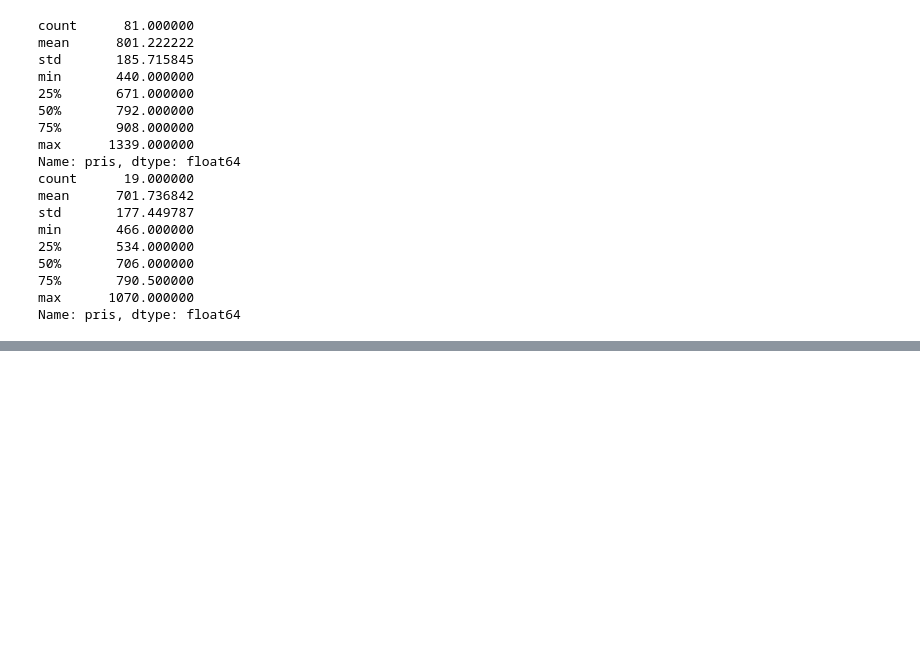
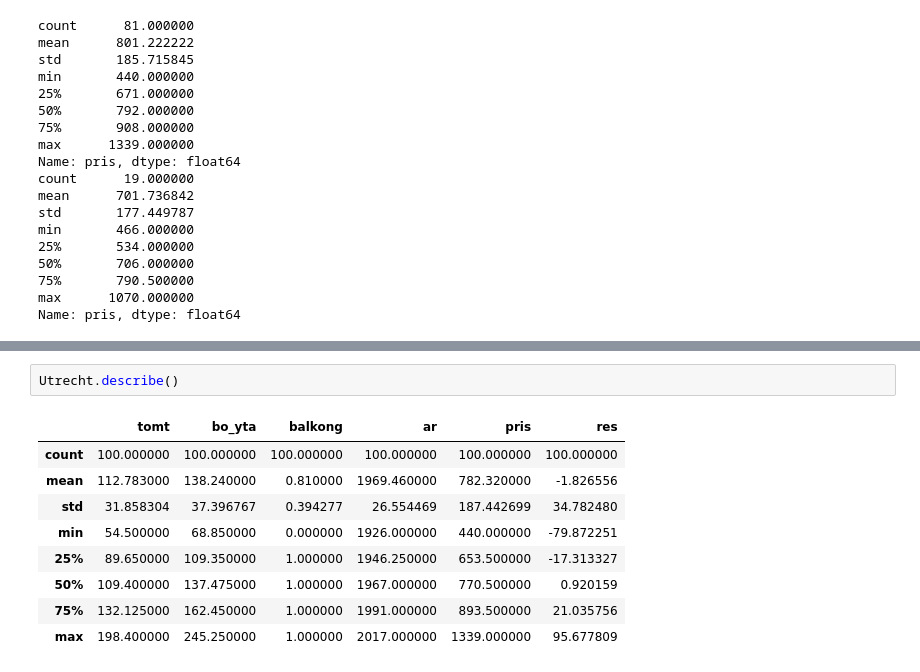
Before and after one commit to md5nake/fmsf80-projekt, a Jupyter notebook: stat.ipynb, the cells around one changed output, grey strips where cells are left out. Drawn from its saved outputs; the diff is of its cells as text; blank space fills up the shorter version.

```diff
--- a/stat.ipynb
+++ b/stat.ipynb
@@ -78,0 +90,12 @@ sns.scatterplot(Utrecht,x='bo_yta',y='pris')
+# %%
+Utrecht.describe()
+# %% [output]
+|  | tomt | bo_yta | balkong | ar | pris | res |
+| count | 100.000000 | 100.000000 | 100.000000 | 100.000000 | 100.000000 | 100.000000 |
+| mean | 112.783000 | 138.240000 | 0.810000 | 1969.460000 | 782.320000 | -1.826556 |
+| std | 31.858304 | 37.396767 | 0.394277 | 26.554469 | 187.442699 | 34.782480 |
+| min | 54.500000 | 68.850000 | 0.000000 | 1926.000000 | 440.000000 | -79.872251 |
+| 25% | 89.650000 | 109.350000 | 1.000000 | 1946.250000 | 653.500000 | -17.313327 |
+| 50% | 109.400000 | 137.475000 | 1.000000 | 1967.000000 | 770.500000 | 0.920159 |
+| 75% | 132.125000 | 162.450000 | 1.000000 | 1991.000000 | 893.500000 | 21.035756 |
+| max | 198.400000 | 245.250000 | 1.000000 | 2017.000000 | 1339.000000 | 95.677809 |
```
Also changed, not shown: parts of 4 cells of this notebook, 1 other file.
